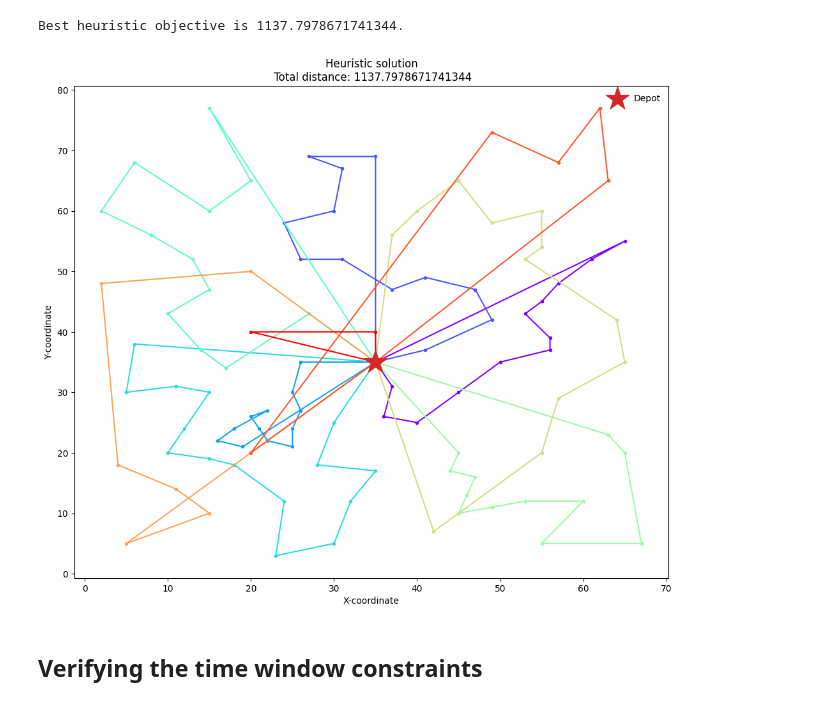
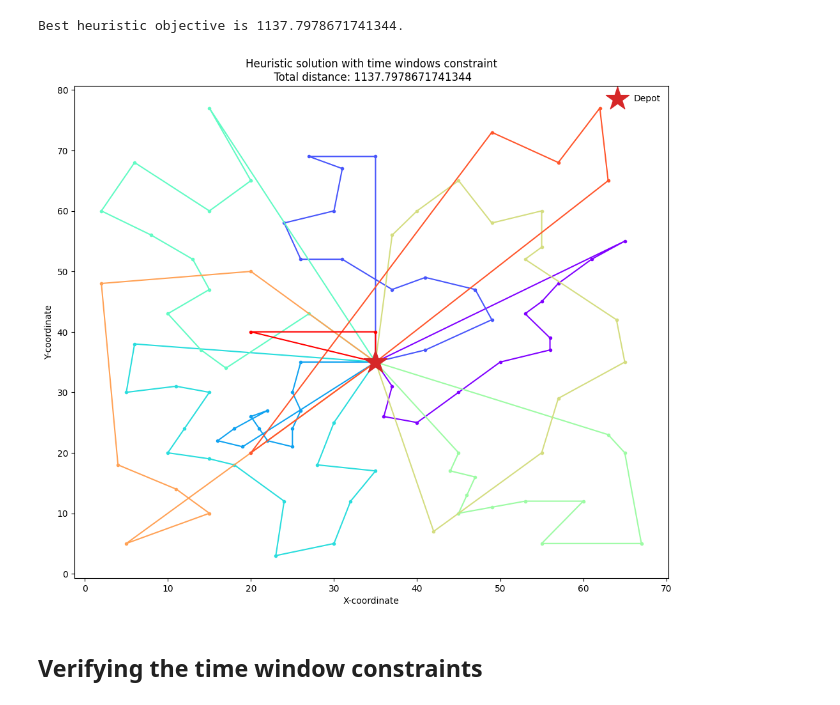
Before and after one commit to pettepiero/Dial-a-ride, a Jupyter notebook: cvrptw/vrptw.ipynb, the cells around one changed output. Cells and saved outputs as stored; diff of their text form; code cells hidden in the pictures.

```diff
--- a/cvrptw/vrptw.ipynb
+++ b/cvrptw/vrptw.ipynb
@@ -579,9 +573,9 @@ print(f"Best heuristic objective is {objective}.")
 # %% [output]
 Best heuristic objective is 1137.7978671741344.
 # %%
-plot_solution(solution, "Heuristic solution")
+plot_solution(solution, "Heuristic solution with time windows constraint")
 # %% [output]
-[figure, old version]
+[figure, new version]
 # %% [markdown]
 ## Verifying the time window constraints
 # %%
```
Also changed, not shown: parts of 3 cells of this notebook, 2 other files.
